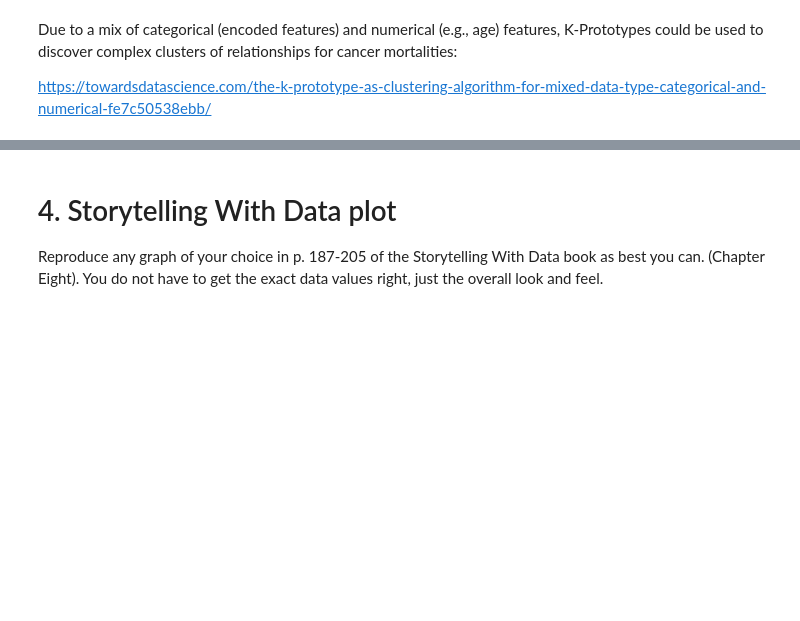
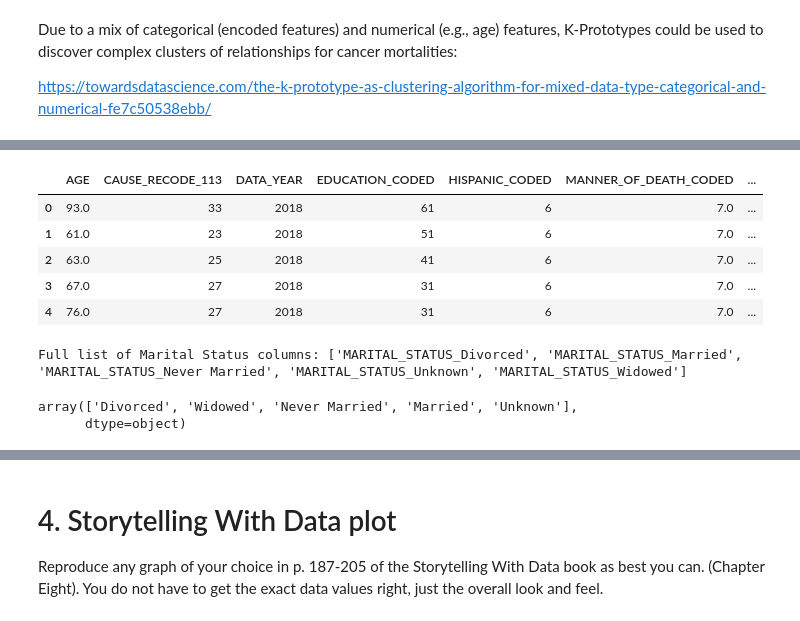
Before and after one commit to aidandig/DX699-ModB2, a Jupyter notebook: Homework/OMDS-ModB2-Week12-DiGregorio-Aidan.ipynb, the cells around one changed output, grey strips where cells are left out. Cells and saved outputs as stored; diff of their text form; code cells hidden in the pictures; blank space fills up the shorter version.

```diff
--- a/Homework/OMDS-ModB2-Week12-DiGregorio-Aidan.ipynb
+++ b/Homework/OMDS-ModB2-Week12-DiGregorio-Aidan.ipynb
@@ -476,0 +490,19 @@ plt.show()
+# %%
+cancer_deaths_encoded.head()
+# %% [output]
+|  | AGE | CAUSE_RECODE_113 | DATA_YEAR | EDUCATION_CODED | HISPANIC_CODED | MANNER_OF_DEATH_CODED | ... |
+| 0 | 93.0 | 33 | 2018 | 61 | 6 | 7.0 | ... |
+| 1 | 61.0 | 23 | 2018 | 51 | 6 | 7.0 | ... |
+| 2 | 63.0 | 25 | 2018 | 41 | 6 | 7.0 | ... |
+| 3 | 67.0 | 27 | 2018 | 31 | 6 | 7.0 | ... |
+| 4 | 76.0 | 27 | 2018 | 31 | 6 | 7.0 | ... |
+# %%
+marital_cols = [col for col in df_sample.columns if 'MARITAL' in col]
+print(f"Full list of Marital Status columns: {marital_cols}")
+# %% [output]
+Full list of Marital Status columns: ['MARITAL_STATUS_Divorced', 'MARITAL_STATUS_Married', 'MARITAL_STATUS_Never Married', 'MARITAL_STATUS_Unknown', 'MARITAL_STATUS_Widowed']
+# %%
+cancer_deaths['MARITAL_STATUS'].unique()
+# %% [output]
+array(['Divorced', 'Widowed', 'Never Married', 'Married', 'Unknown'],
+      dtype=object)
```
Also changed, not shown: parts of 23 cells of this notebook.
